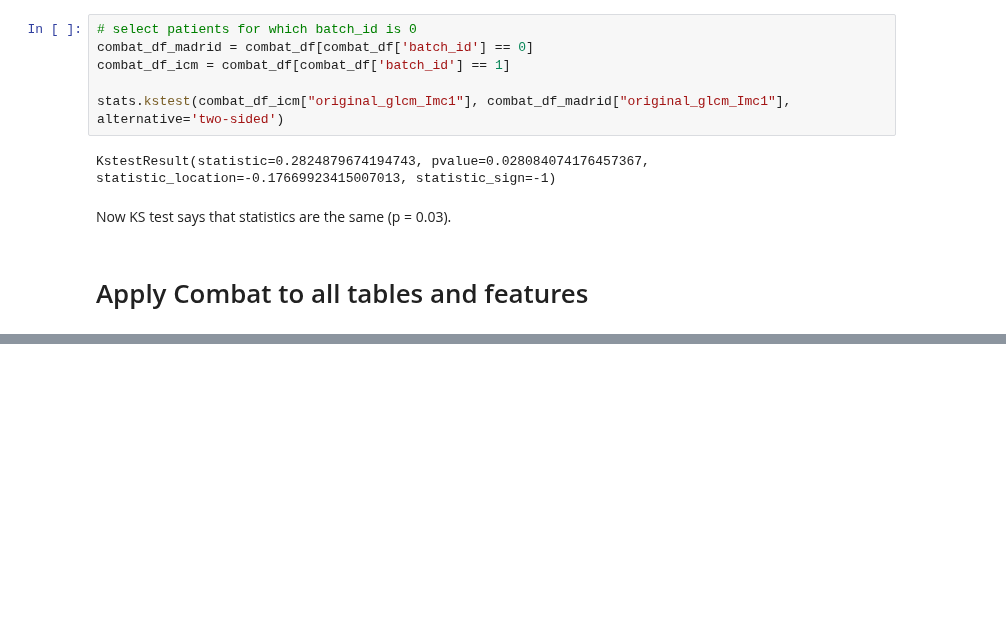
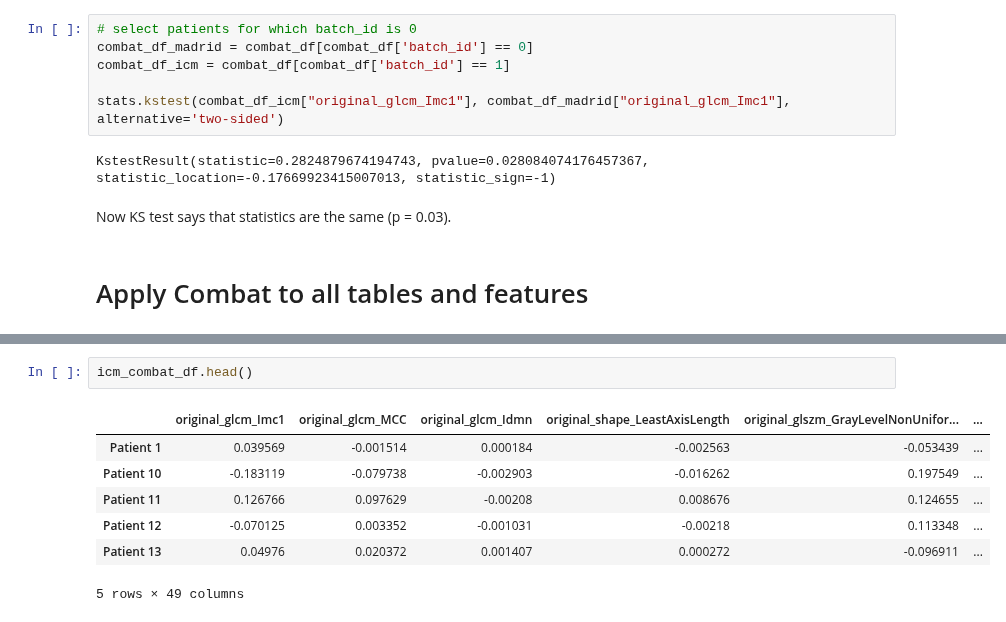
Before and after one commit to ftach/delta-rad, a Jupyter notebook: madrid_study/5_apply_combat.ipynb, the cells around one changed output, grey strips where cells are left out. Saved outputs shown, nothing was run; the diff lists cells and outputs as text; blank space fills up the shorter version.

```diff
--- a/madrid_study/5_apply_combat.ipynb
+++ b/madrid_study/5_apply_combat.ipynb
@@ -201,0 +260,10 @@ print(icm_tables)
+# %%
+icm_combat_df.head()
+# %% [output]
+|  | original_glcm_Imc1 | original_glcm_MCC | original_glcm_Idmn | original_shape_LeastAxisLength | original_glszm_GrayLevelNonUnifor... | ... |
+| Patient 1 | 0.039569 | -0.001514 | 0.000184 | -0.002563 | -0.053439 | ... |
+| Patient 10 | -0.183119 | -0.079738 | -0.002903 | -0.016262 | 0.197549 | ... |
+| Patient 11 | 0.126766 | 0.097629 | -0.00208 | 0.008676 | 0.124655 | ... |
+| Patient 12 | -0.070125 | 0.003352 | -0.001031 | -0.00218 | 0.113348 | ... |
+| Patient 13 | 0.04976 | 0.020372 | 0.001407 | 0.000272 | -0.096911 | ... |
+5 rows × 49 columns
```
Also changed, not shown: parts of 8 cells of this notebook.
